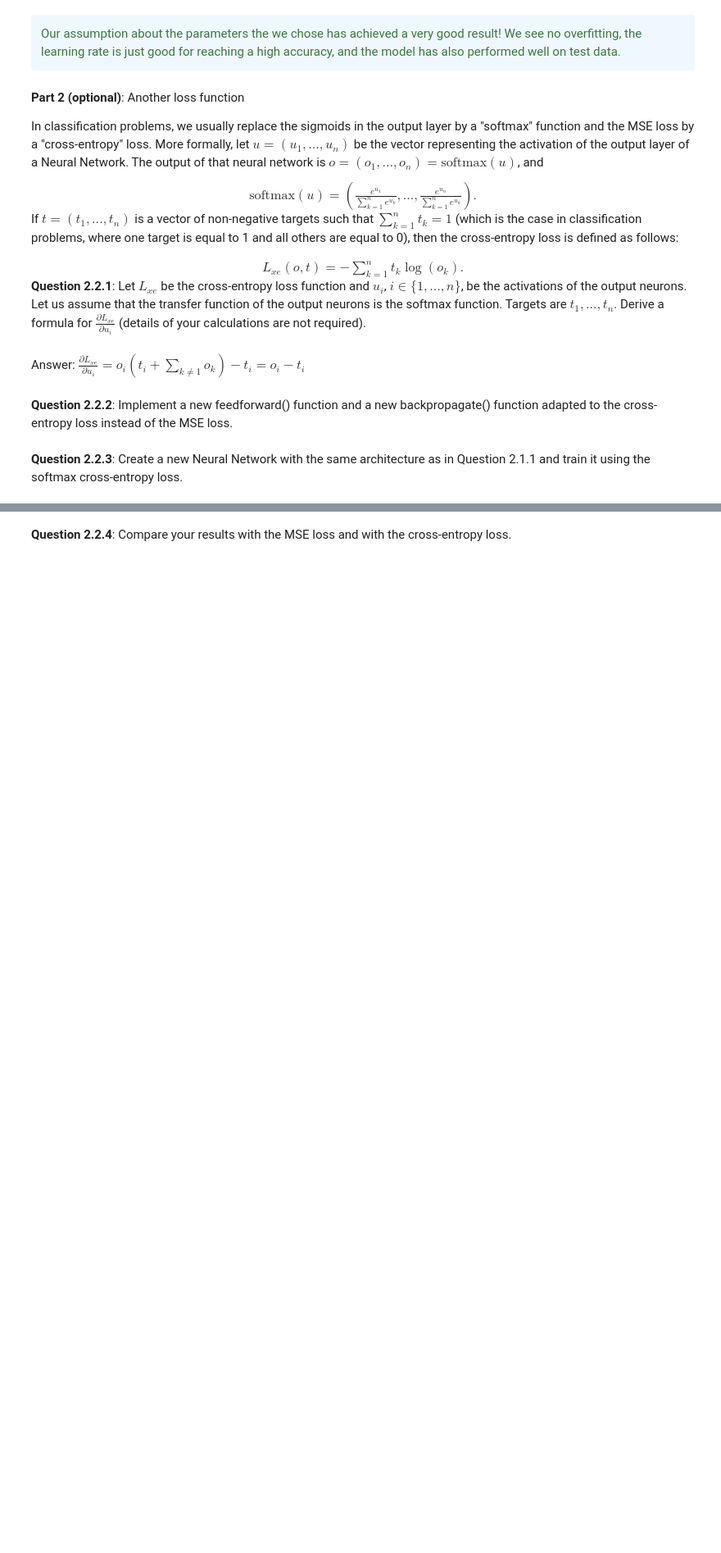
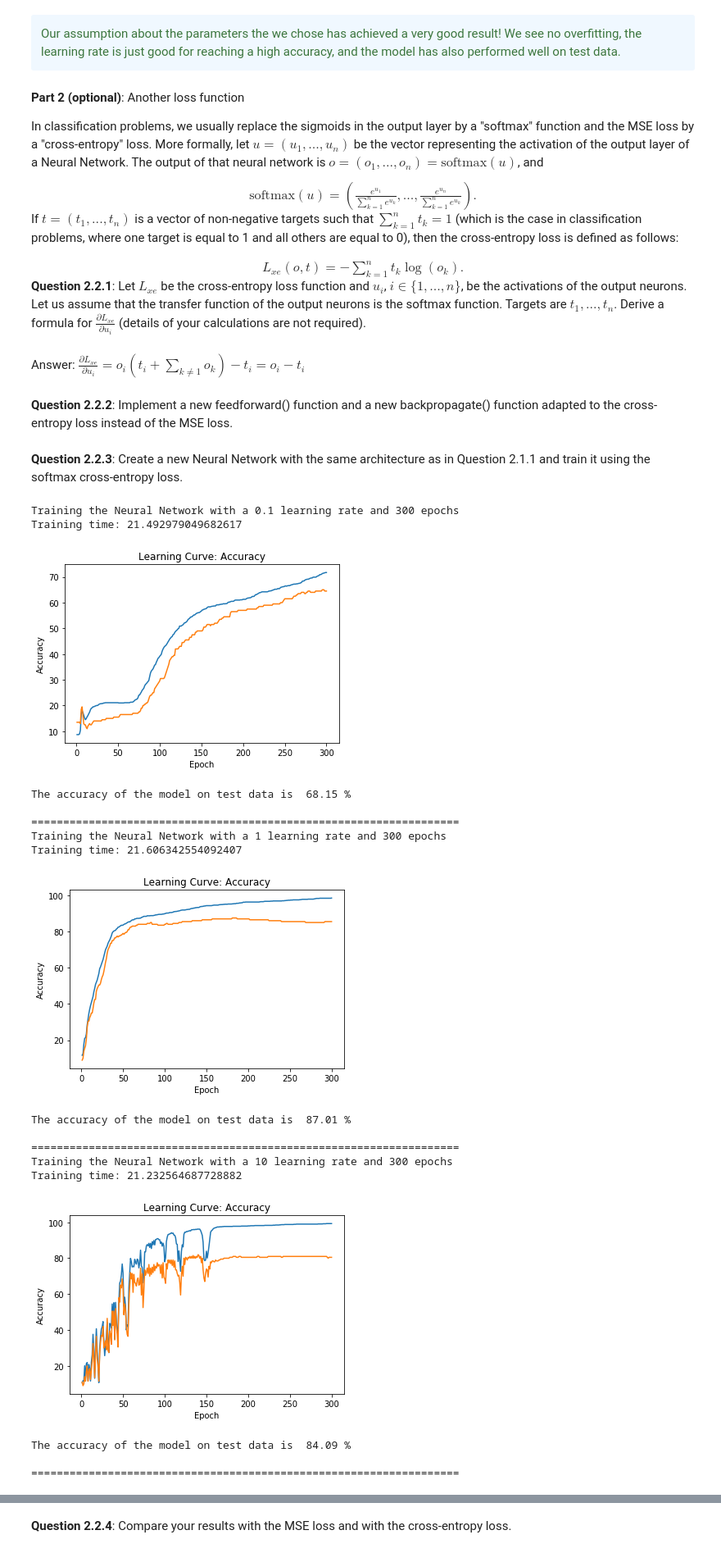
Before and after one commit to kandakji/Artificial-Neural-Networks-for-Handwritten-Digits-Recognition, a Jupyter notebook: Lab1_DL-Students_2019.ipynb, the cells around one changed output, grey strips where cells are left out. Shown: that part at 82% size. Saved outputs shown, nothing was run; the diff lists cells and outputs as text; code cells hidden in the pictures; blank space fills up the shorter version.

```diff
--- a/Lab1_DL-Students_2019.ipynb
+++ b/Lab1_DL-Students_2019.ipynb
@@ -938,4 +937,78 @@ class NeuralNetwork(NeuralNetwork):
         self.W_input_to_hidden -= l*dW_input_to_hidden/len(targets)
 # %% [markdown]
 <b>Question 2.2.3</b>: Create a new Neural Network with the same architecture as in Question 2.1.1 and train it using the softmax cross-entropy loss.
+# %%
+# Define your neural network
+mnist_model_xe =  NeuralNetwork(input_layer_size = 784, hidden_layer_size = 30, output_layer_size = 10)
+
+# Train NN and print accuracy on test data
+
+# Learning rate 0.1
+
+print("Training the Neural Network with a 0.1 learning rate and 300 epochs")
+
+# Initialize the weights
+mnist_model_xe.weights_init()
+
+# Train the model
+mnist_model_xe.train_xe(data = small_training_data, validation_data = small_validation_data, iterations=300, learning_rate=0.1, verbose=False)
+
+test_set_size = len(test_data[0])
+
+# Test the model on test data
+accuracy = (mnist_model_xe.predict_xe(test_data)/test_set_size)*100
+
+print("\nThe accuracy of the model on test data is ",accuracy,"%\n")
+print("===================================================================")
+
+# Learning rate 1.
+
+print("Training the Neural Network with a 1 learning rate and 300 epochs")
+
+# Initialize the weights
+mnist_model_xe.weights_init()
+
+# Train the model
+mnist_model_xe.train_xe(data = small_training_data, validation_data = small_validation_data, iterations=300, learning_rate=1, verbose=False)
+
+# Test the model on test data
+accuracy = (mnist_model_xe.predict_xe(test_data)/test_set_size)*100
+
+print("\nThe accuracy of the model on test data is ",accuracy,"%\n")
+print("===================================================================")
+
+# Learning rate 10.
+
+print("Training the Neural Network with a 10 learning rate and 300 epochs")
+
+# Initialize the weights
+mnist_model_xe.weights_init()
+
+# Train the model
+mnist_model_xe.train_xe(data = small_training_data, validation_data = small_validation_data, iterations=300, learning_rate=10, verbose=False)
+
+# Test the model on test data
+accuracy = (mnist_model_xe.predict_xe(test_data)/test_set_size)*100
+
+print("\nThe accuracy of the model on test data is ",accuracy,"%\n")
+print("===================================================================")
+# %% [output]
+Training the Neural Network with a 0.1 learning rate and 300 epochs
+Training time: 21.492979049682617
+[figure, added]
+The accuracy of the model on test data is  68.15 %
+
+===================================================================
+Training the Neural Network with a 1 learning rate and 300 epochs
+Training time: 21.606342554092407
+[figure, added]
+The accuracy of the model on test data is  87.01 %
+
+===================================================================
+Training the Neural Network with a 10 learning rate and 300 epochs
+Training time: 21.232564687728882
+[figure, added]
+The accuracy of the model on test data is  84.09 %
+
+===================================================================
 # %%
```
Also changed, not shown: parts of 6 cells of this notebook.
